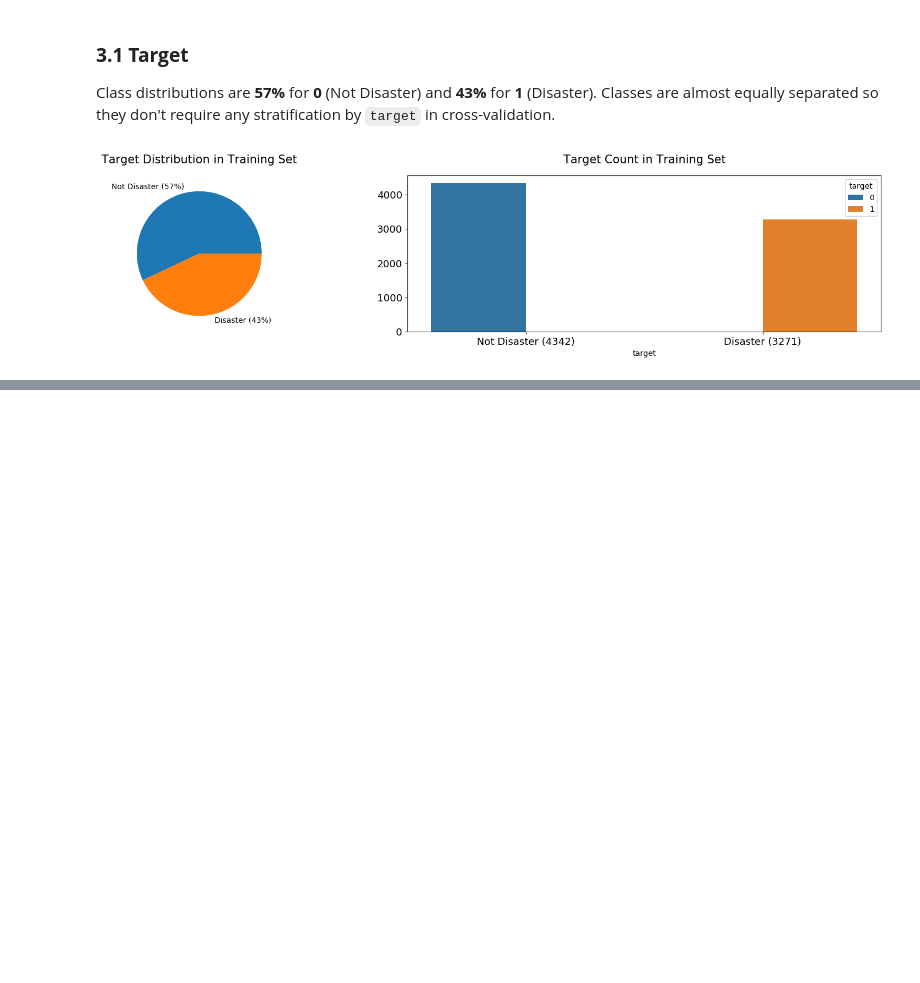
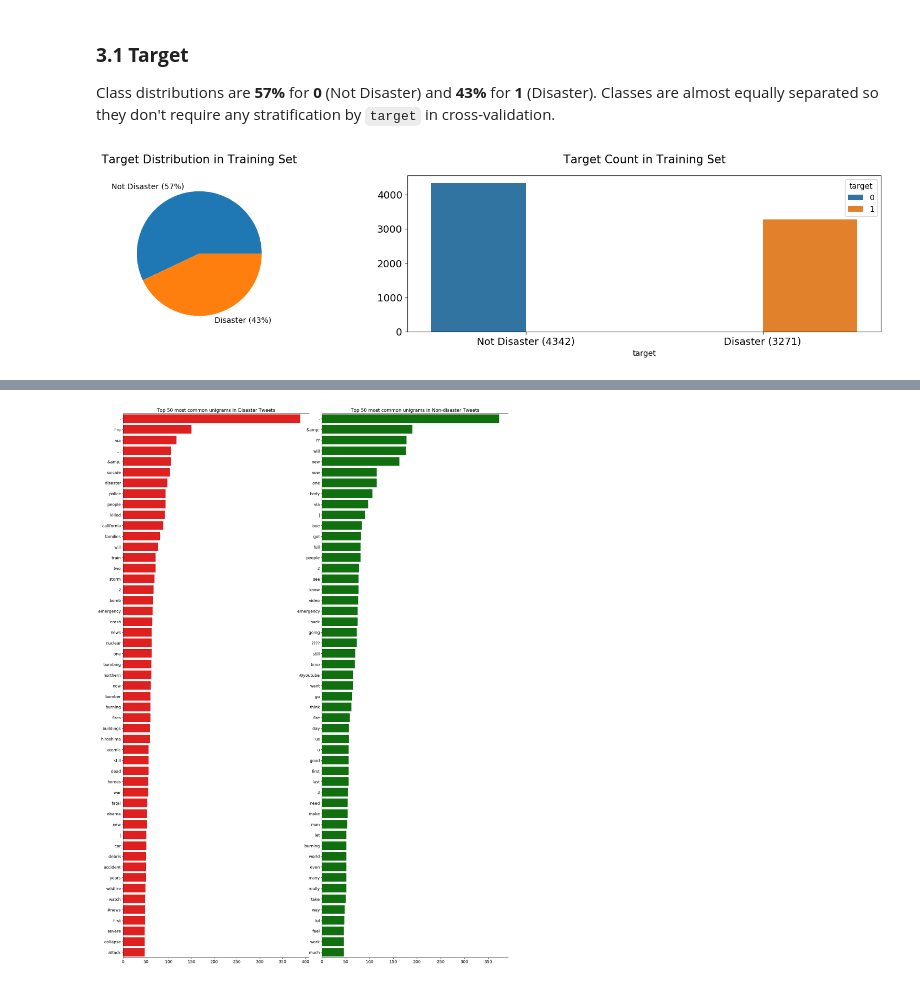
Before and after one commit to sam351/NLP_study, a Jupyter notebook: kaggle_disaster_tweets/201118_disaster-tweets_01_BERT.ipynb, the cells around one changed output, grey strips where cells are left out. Drawn from its saved outputs; the diff is of its cells as text; code cells hidden in the pictures; blank space fills up the shorter version.

Commit message:
Modify 201118_disaster-tweets_01_BERT.ipynb
- Add 3.2 Unigrams

```diff
--- a/kaggle_disaster_tweets/201118_disaster-tweets_01_BERT.ipynb
+++ b/kaggle_disaster_tweets/201118_disaster-tweets_01_BERT.ipynb
@@ -218,0 +226,47 @@ plt.show()
+# %%
+# Set number of ngrams to show in ngram frequency plots
+plot_ngram_num = 50
+
+# function for extracting ngram list
+def generate_ngrams(text, ngram=1):
+    tokens = [tok for tok in text.lower().split(' ') if tok!='' if tok not in STOPWORDS]
+    ngrams = zip(*[tokens[idx:] for idx in range(ngram)])
+    return [' '.join(tup) for tup in ngrams]
+# %%
+# Generate unigram frequency table
+disaster_unigrams = defaultdict(int)
+nondisaster_unigrams = defaultdict(int)
+
+for text in df_train.loc[df_train.target==1, 'text']:
+    ngram_list = generate_ngrams(text)
+    for tmp_ngram in ngram_list:
+        disaster_unigrams[tmp_ngram] += 1
+
+for text in df_train.loc[df_train.target!=1, 'text']:
+    ngram_list = generate_ngrams(text)
+    for tmp_ngram in ngram_list:
+        nondisaster_unigrams[tmp_ngram] += 1
+
+df_disaster_unigrams = pd.DataFrame(sorted(disaster_unigrams.items(), key=lambda x:x[1])[::-1])
+df_nondisaster_unigrams = pd.DataFrame(sorted(nondisaster_unigrams.items(), key=lambda x:x[1])[::-1])
+
+
+# Visualize ngram frequency plots for Disaster & Non-disaster tweets
+fig, axes = plt.subplots(ncols=2, figsize=(18, plot_ngram_num/2), dpi=100)
+plt.tight_layout()
+
+sns.barplot(x=df_disaster_unigrams.loc[:plot_ngram_num, 1], y=df_disaster_unigrams.loc[:plot_ngram_num, 0],
+            orient='h', ax=axes[0], color='red')
+sns.barplot(x=df_nondisaster_unigrams.loc[:plot_ngram_num, 1], y=df_nondisaster_unigrams.loc[:plot_ngram_num, 0],
+            orient='h', ax=axes[1], color='green')
+
+for ax, title in zip(axes, ['Disaster', 'Non-disaster']):
+    ax.spines['right'].set_visible(False)
+    ax.set_ylabel(None)
+    ax.set_xlabel(None)
+    ax.tick_params(axis='both', labelsize=13)
+    ax.set_title(f'Top {plot_ngram_num} most common unigrams in {title} Tweets', size=15)
+
+plt.show()
+# %% [output]
+[figure, added]
```
Also changed, not shown: parts of 1 cell of this notebook.
